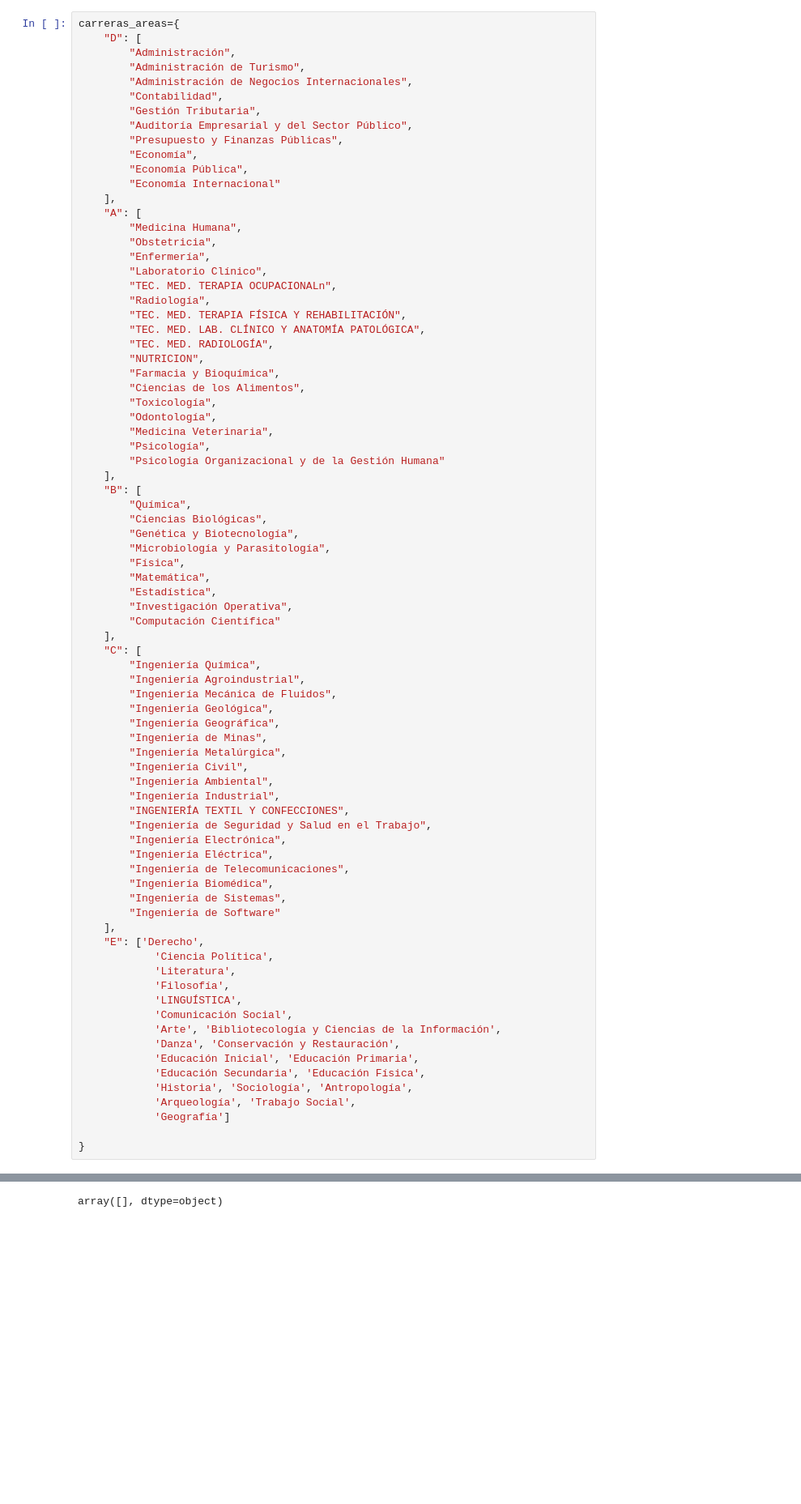
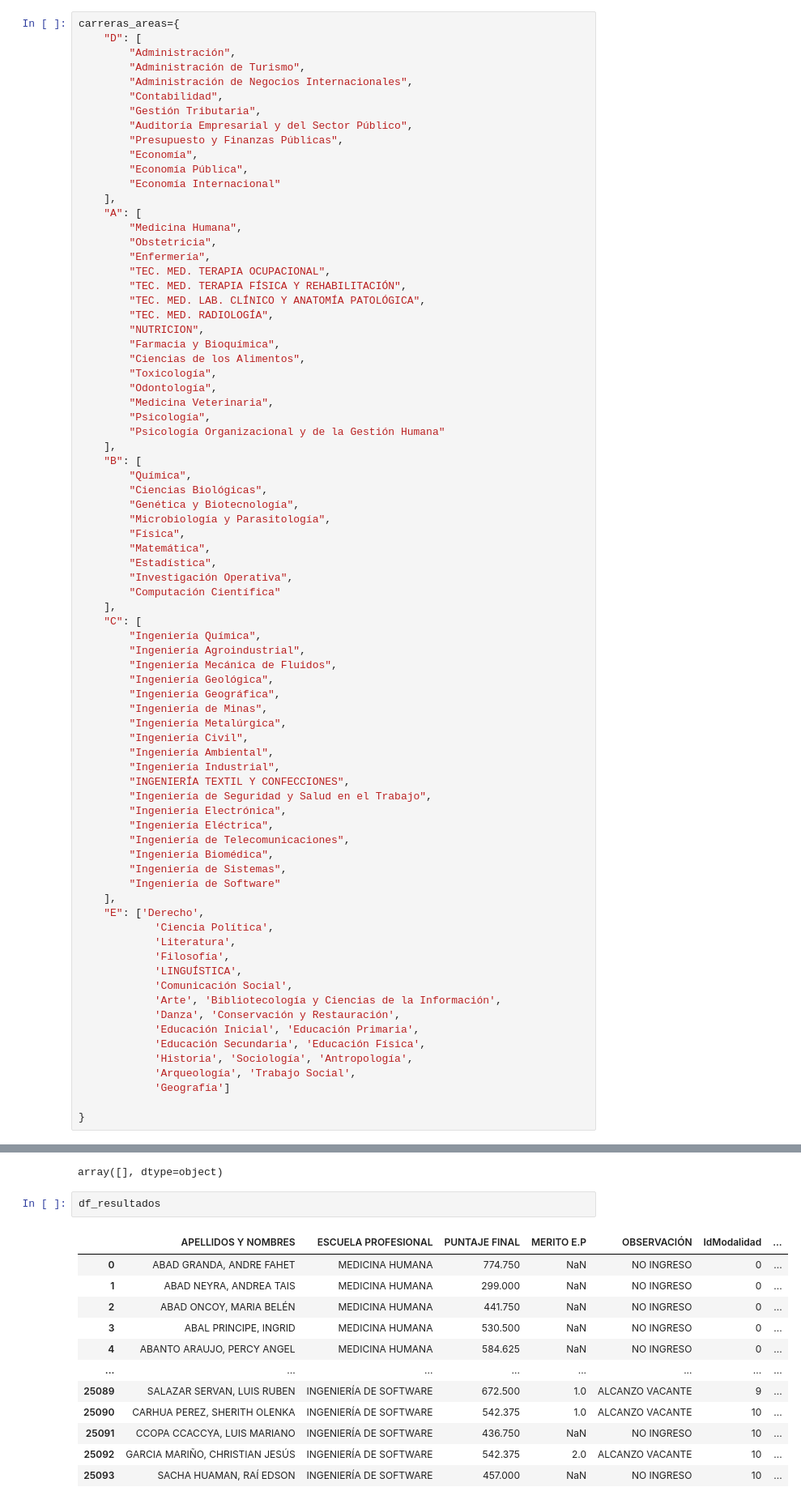
Before and after one commit to jhonvelasque/ETL_del_examen_de_admision_UNMSM2023, a Jupyter notebook: WebScrapingExamen/2_NormalizacionDatos.ipynb, the cells around one changed output, grey strips where cells are left out. Shown: that part at 81% size. Drawn from its saved outputs; the diff is of its cells as text; blank space fills up the shorter version.

```diff
--- a/WebScrapingExamen/2_NormalizacionDatos.ipynb
+++ b/WebScrapingExamen/2_NormalizacionDatos.ipynb
@@ -352,9 +376,7 @@ carreras_areas={
         "Medicina Humana",
         "Obstetricia",
         "Enfermería",
-        "Laboratorio Clínico",
-        "TEC. MED. TERAPIA OCUPACIONALn",
-        "Radiología",
+        "TEC. MED. TERAPIA OCUPACIONAL",
         "TEC. MED. TERAPIA FÍSICA Y REHABILITACIÓN",
         "TEC. MED. LAB. CLÍNICO Y ANATOMÍA PATOLÓGICA",
         "TEC. MED. RADIOLOGÍA",
@@ -480,3 +502,18 @@ df_resultados=df_resultados.merge(df_carrera, how='inner', left_on='ESCUELA PROF
 df_resultados[df_resultados['AREA'].isnull()==True]['ESCUELA PROFESIONAL'].unique()
 # %% [output]
 array([], dtype=object)
+# %%
+df_resultados
+# %% [output]
+|  | APELLIDOS Y NOMBRES | ESCUELA PROFESIONAL | PUNTAJE FINAL | MERITO E.P | OBSERVACIÓN | IdModalidad | ... |
+| 0 | ABAD GRANDA, ANDRE FAHET | MEDICINA HUMANA | 774.750 | NaN | NO INGRESO | 0 | ... |
+| 1 | ABAD NEYRA, ANDREA TAIS | MEDICINA HUMANA | 299.000 | NaN | NO INGRESO | 0 | ... |
+| 2 | ABAD ONCOY, MARIA BELÉN | MEDICINA HUMANA | 441.750 | NaN | NO INGRESO | 0 | ... |
+| 3 | ABAL PRINCIPE, INGRID | MEDICINA HUMANA | 530.500 | NaN | NO INGRESO | 0 | ... |
+| 4 | ABANTO ARAUJO, PERCY ANGEL | MEDICINA HUMANA | 584.625 | NaN | NO INGRESO | 0 | ... |
+| ... | ... | ... | ... | ... | ... | ... | ... |
+| 25089 | SALAZAR SERVAN, LUIS RUBEN | INGENIERÍA DE SOFTWARE | 672.500 | 1.0 | ALCANZO VACANTE | 9 | ... |
+| 25090 | CARHUA PEREZ, SHERITH OLENKA | INGENIERÍA DE SOFTWARE | 542.375 | 1.0 | ALCANZO VACANTE | 10 | ... |
+| 25091 | CCOPA CCACCYA, LUIS MARIANO | INGENIERÍA DE SOFTWARE | 436.750 | NaN | NO INGRESO | 10 | ... |
+| 25092 | GARCIA MARIÑO, CHRISTIAN JESÚS | INGENIERÍA DE SOFTWARE | 542.375 | 2.0 | ALCANZO VACANTE | 10 | ... |
+| 25093 | SACHA HUAMAN, RAÍ EDSON | INGENIERÍA DE SOFTWARE | 457.000 | NaN | NO INGRESO | 10 | ... |
```
Also changed, not shown: parts of 17 cells of this notebook.
